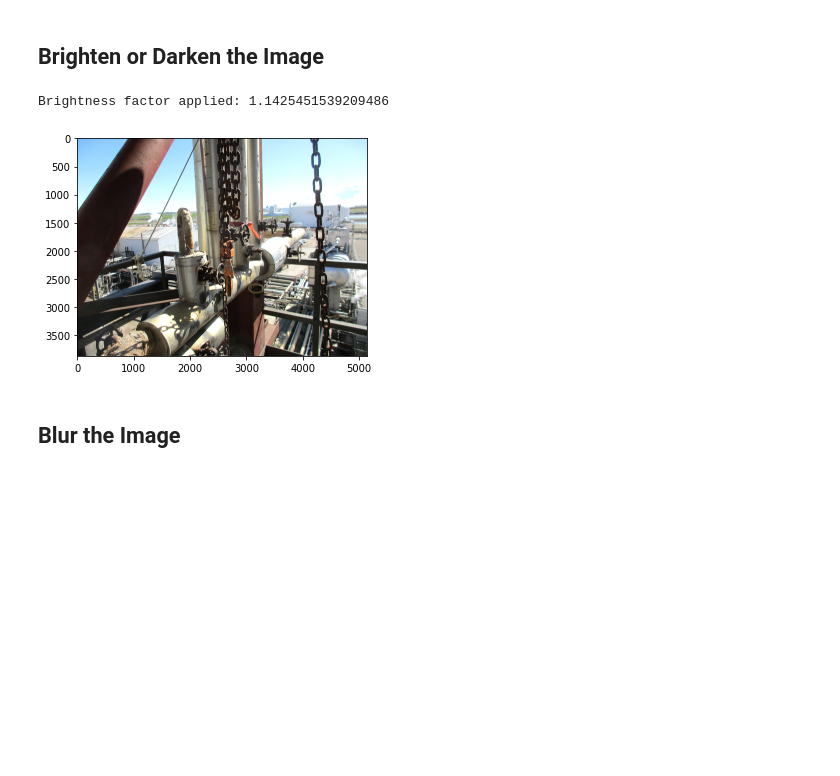
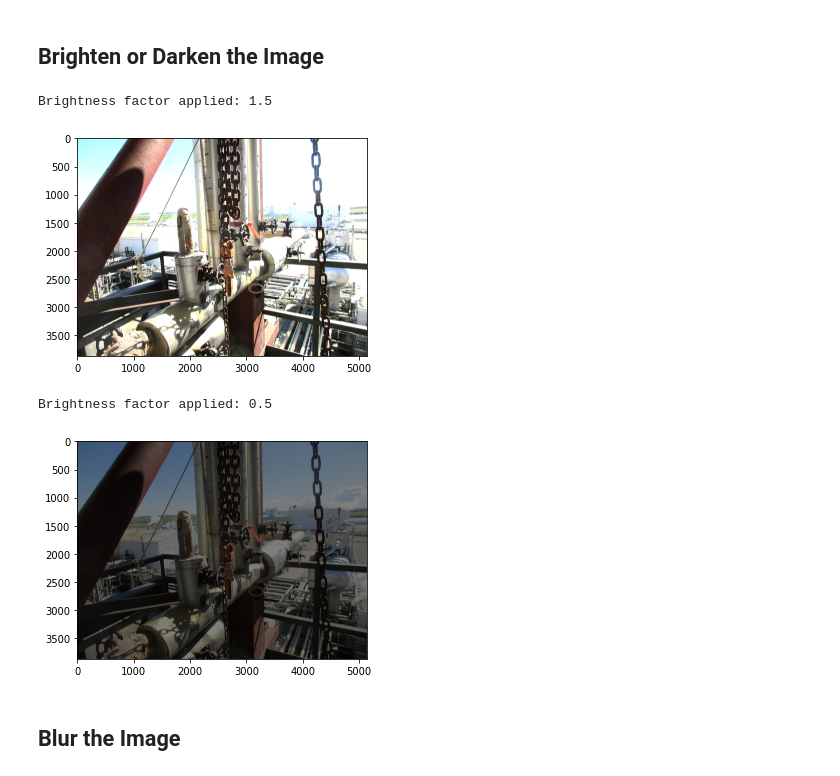
Before and after one commit to crmckay55/object_detection, a Jupyter notebook: src/image_processing/image_manipulation_test.ipynb, the cells around one changed output. Saved outputs shown, nothing was run; the diff lists cells and outputs as text; code cells hidden in the pictures; blank space fills up the shorter version.

```diff
--- a/src/image_processing/image_manipulation_test.ipynb
+++ b/src/image_processing/image_manipulation_test.ipynb
@@ -35,15 +37,21 @@ show_image(original_image)
 [figure]
 # %% [markdown]
 ## Brighten or Darken the Image
-# %%
-factor = random_uniform(0.5, 2)
-print('Brightness factor applied: ' + str(factor))
-transformation = ImageEnhance.Brightness(original_image)
-output = transformation.enhance(factor)
-show_image(output)
-# %% [output]
-Brightness factor applied: 1.1425451539209486
-[figure, removed]
+# %%
+print('Brightness factor applied: 1.5')
+transformation = ImageEnhance.Brightness(original_image)
+output = transformation.enhance(1.5)
+show_image(output)
+
+print('Brightness factor applied: 0.5')
+transformation = ImageEnhance.Brightness(original_image)
+output = transformation.enhance(.5)
+show_image(output)
+# %% [output]
+Brightness factor applied: 1.5
+[figure, added]
+Brightness factor applied: 0.5
+[figure, added]
 # %% [markdown]
 ## Blur the Image
 # %%
```
Also changed, not shown: parts of 6 cells of this notebook, 1 other file.
